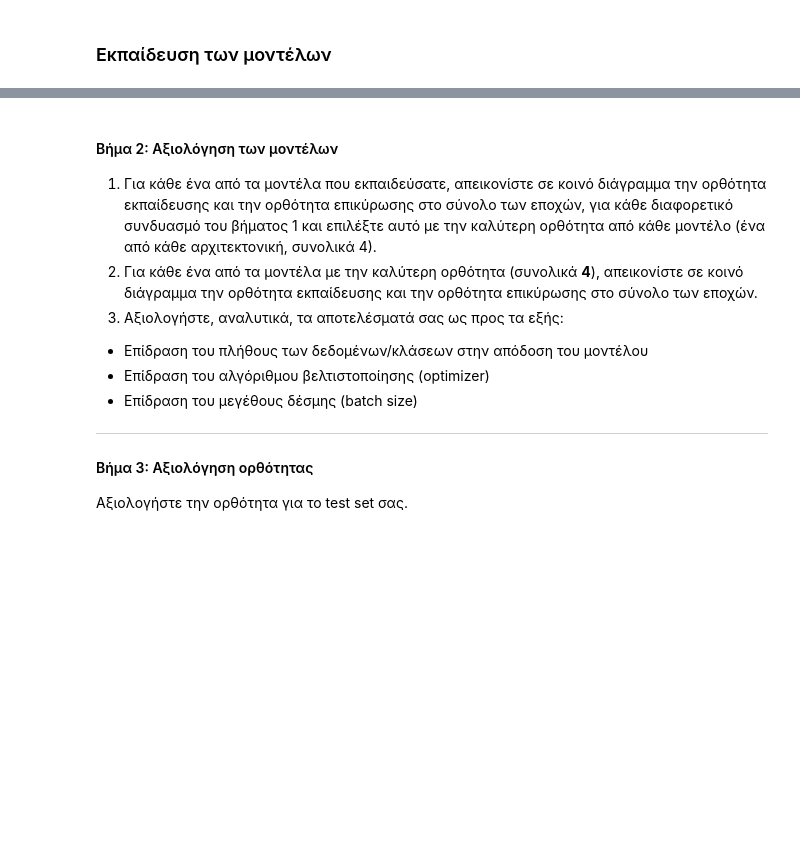
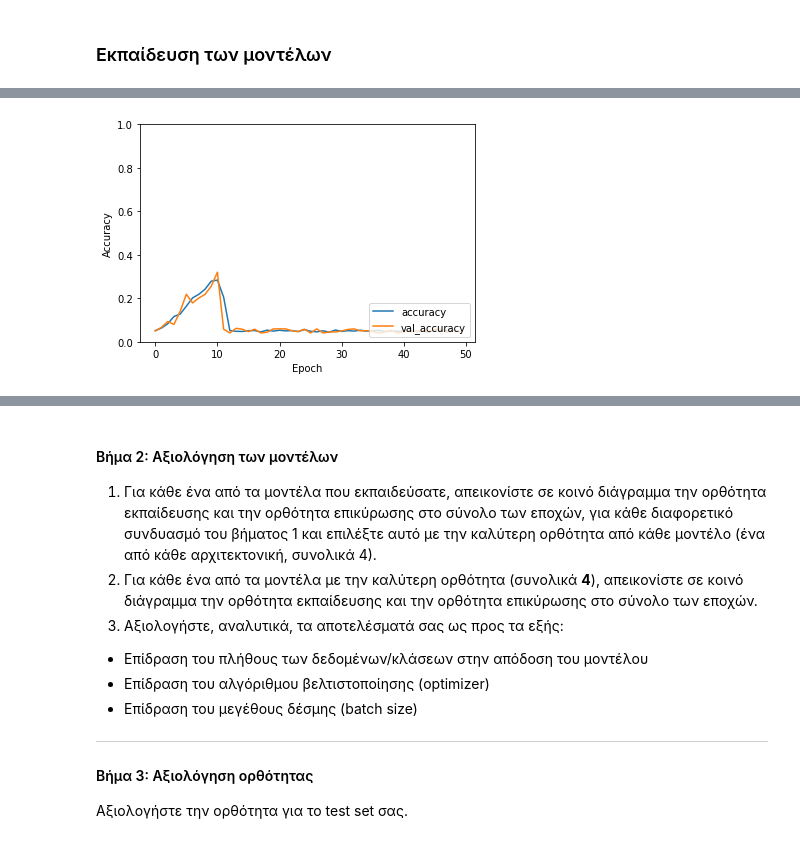
Before and after one commit to nikolastas/Image-and-Video-Analysis-and-Technology, a Jupyter notebook: ask2/2η_Ομαδική_Άσκηση.ipynb, the cells around one changed output, grey strips where cells are left out. Saved outputs shown, nothing was run; the diff lists cells and outputs as text; code cells hidden in the pictures; blank space fills up the shorter version.

```diff
--- a/ask2/2η_Ομαδική_Άσκηση.ipynb
+++ b/ask2/2η_Ομαδική_Άσκηση.ipynb
@@ -215,14 +222,16 @@ AlexNet
 # AlexNet arhcitecture
 def AlexNet():
     model = models.Sequential()
-    model.add(tf.keras.layers.Conv2D(96, (11, 11), strides=(4, 4), activation='relu',kernel_initializer=tf.random_normal_initializer(mean=0.0, stddev=0.01), input_shape=(224, 224, 3)))
+    # model add layer to resize image
+    model.add(layers.experimental.preprocessing.Resizing(224, 224, interpolation="bilinear", input_shape=x_train.shape[1:]))
+    model.add(tf.keras.layers.Conv2D(96, (11, 11), strides=(4, 4), activation='relu',kernel_initializer=tf.random_normal_initializer(mean=0.0, stddev=0.01),input_shape=(224, 224, 3)))
     model.add(tf.keras.layers.MaxPooling2D(3, strides=2))
     model.add(tf.keras.layers.Conv2D(256, (5, 5), activation='relu', kernel_initializer=tf.random_normal_initializer(mean=0.0, stddev=0.01), bias_initializer='ones'))
     model.add(tf.keras.layers.MaxPooling2D(3, strides=2))
-    model.add(tf.keras.layers.Conv2D(384, (3, 3), activation='relu', kernel_initializer=tf.random_normal_initializer(mean=0.0, stddev=0.01)))
-    model.add(tf.keras.layers.Conv2D(384, (3, 3), activation='relu', kernel_initializer=tf.random_normal_initializer(mean=0.0, stddev=0.01),bias_initializer='ones'))
-    model.add(tf.keras.layers.Conv2D(384, (3, 3), activation='relu', kernel_initializer=tf.random_normal_initializer(mean=0.0, stddev=0.01), bias_initializer='ones'))
-    model.add(tf.keras.layers.MaxPooling2D(3, strides=2))
+    model.add(tf.keras.layers.Conv2D(384, (3, 3), activation='relu', padding="same",kernel_initializer=tf.random_normal_initializer(mean=0.0, stddev=0.01)))
+    model.add(tf.keras.layers.Conv2D(384, (3, 3), activation='relu', padding="same", kernel_initializer=tf.random_normal_initializer(mean=0.0, stddev=0.01),bias_initializer='ones'))
+    model.add(tf.keras.layers.Conv2D(256, (3, 3), activation='relu', padding="same",kernel_initializer=tf.random_normal_initializer(mean=0.0, stddev=0.01), bias_initializer='ones'))
+    model.add(tf.keras.layers.MaxPooling2D(pool_size=3, strides=2))
     model.add(tf.keras.layers.Flatten())
     model.add(tf.keras.layers.Dense(4096, kernel_initializer = tf.random_normal_initializer(mean=0.0, stddev=0.01), bias_initializer='ones'))
     model.add(tf.keras.layers.Dropout(0.5))
@@ -231,9 +240,9 @@ def AlexNet():
     model.add(tf.keras.layers.Dense(20, activation='softmax', kernel_initializer= tf.random_normal_initializer(mean=0.0, stddev=0.01)))
     return model
 
-Y = tf.random.uniform((1,32, 32, 3))
+Y = tf.random.uniform((1,224, 224, 3))
 # resize image
-Y = tf.image.resize(Y, (224, 224))
+
 for layer in AlexNet().layers:
     Y = layer(Y)
     print(layer.__class__.__name__, 'output shape: \t', Y)
@@ -334,0 +419,7 @@ print_graph(LeNet_history_2, LeNet_model_2)
+# %%
+
+AlexNet_model_1 = AlexNet()
+AlexNet_model_1.compile(optimizer=tf.keras.optimizers.Nadam(),
+                loss= tf.keras.losses.SparseCategoricalCrossentropy(),
+                metrics=['accuracy'])
+AlexNet_history_1 = AlexNet_model_1.fit(x_train, y_train_to20, epochs=50, batch_size=85,validation_data=(x_val, y_val_to20))
@@ -334,0 +444,4 @@ print_graph(LeNet_history_2, LeNet_model_2)
+# %%
+AlexNet_model_1.save('AlexNet_model_1.h5')
+print_graph(AlexNet_history_1, AlexNet_model_1)
+# %% [output]
@@ -334,0 +449 @@ print_graph(LeNet_history_2, LeNet_model_2)
+[figure, added]
```
Also changed, not shown: parts of 22 cells of this notebook, 1 other file.
